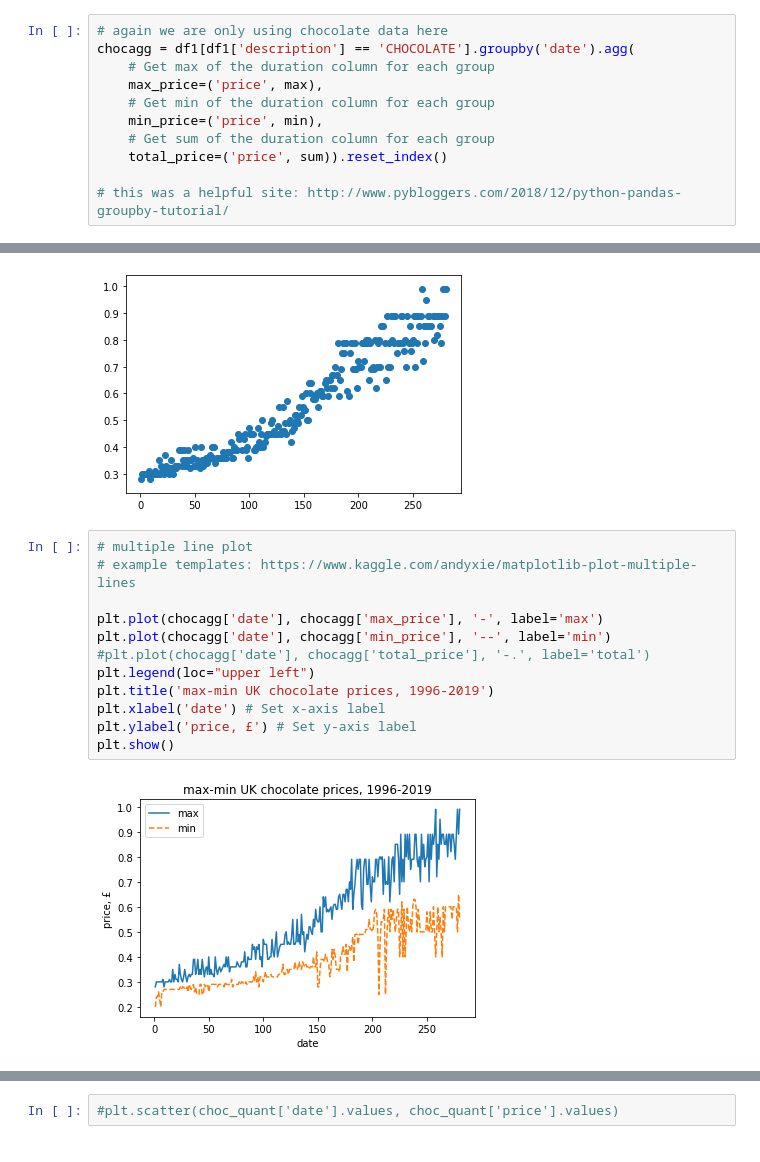
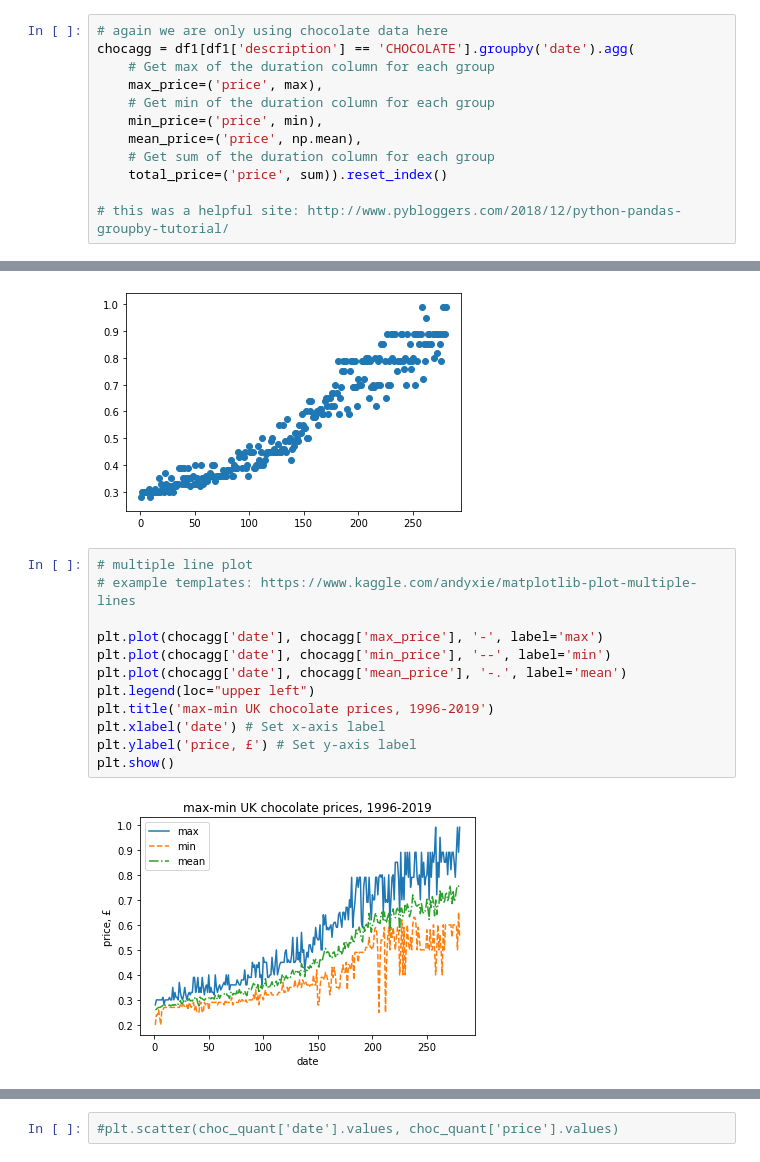
Before and after one commit to rahatsiddique/pandas_basics, a Jupyter notebook: price trends/CPI price trends.ipynb, the cells around one changed output, grey strips where cells are left out. Saved outputs shown, nothing was run; the diff lists cells and outputs as text.

```diff
--- a/price trends/CPI price trends.ipynb
+++ b/price trends/CPI price trends.ipynb
@@ -169,6 +169,7 @@ chocagg = df1[df1['description'] == 'CHOCOLATE'].groupby('date').agg(
     max_price=('price', max),
     # Get min of the duration column for each group
     min_price=('price', min),
+    mean_price=('price', np.mean),
     # Get sum of the duration column for each group
     total_price=('price', sum)).reset_index()
 
@@ -235,14 +237,14 @@ plt.show()
 # %%
 # multiple line plot
 # example templates: https://www.kaggle.com/andyxie/matplotlib-plot-multiple-lines
 
 plt.plot(chocagg['date'], chocagg['max_price'], '-', label='max')
 plt.plot(chocagg['date'], chocagg['min_price'], '--', label='min')
-#plt.plot(chocagg['date'], chocagg['total_price'], '-.', label='total')
+plt.plot(chocagg['date'], chocagg['mean_price'], '-.', label='mean')
 plt.legend(loc="upper left")
 plt.title('max-min UK chocolate prices, 1996-2019')
 plt.xlabel('date') # Set x-axis label
 plt.ylabel('price, £') # Set y-axis label
 plt.show()
 # %% [output]
-[figure, old version]
+[figure, new version]
```
Also changed, not shown: parts of 24 cells of this notebook.
